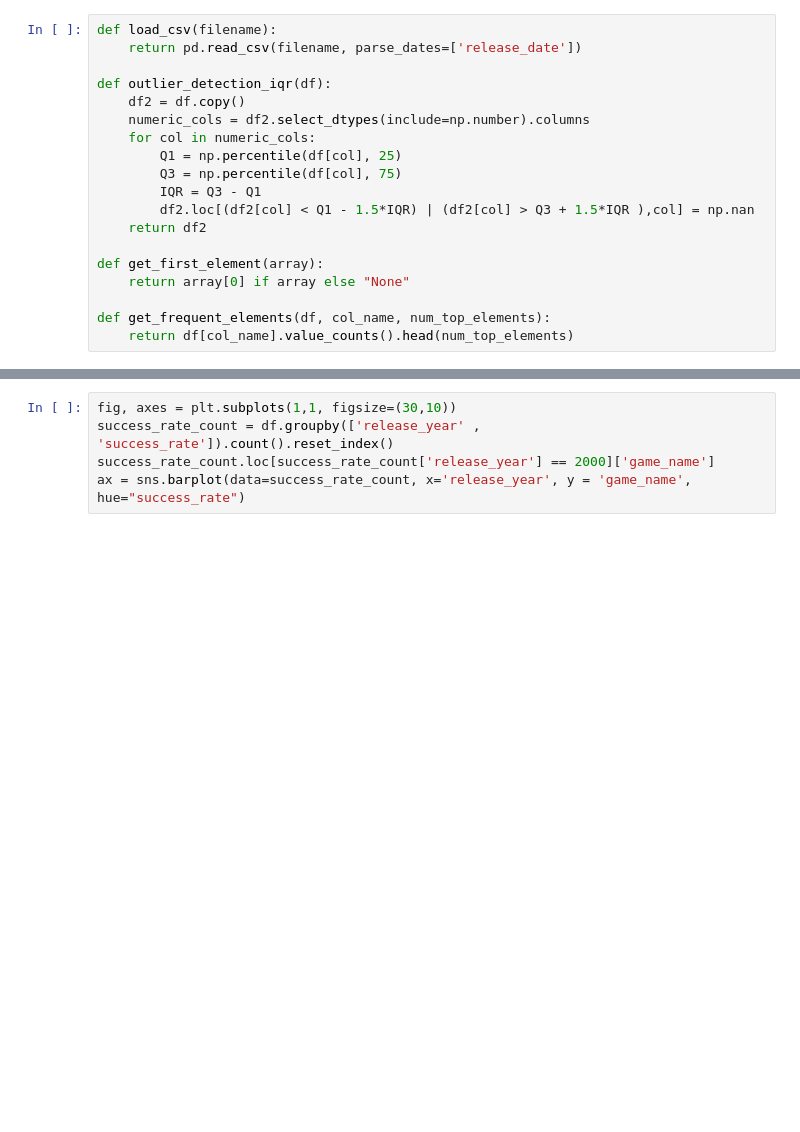
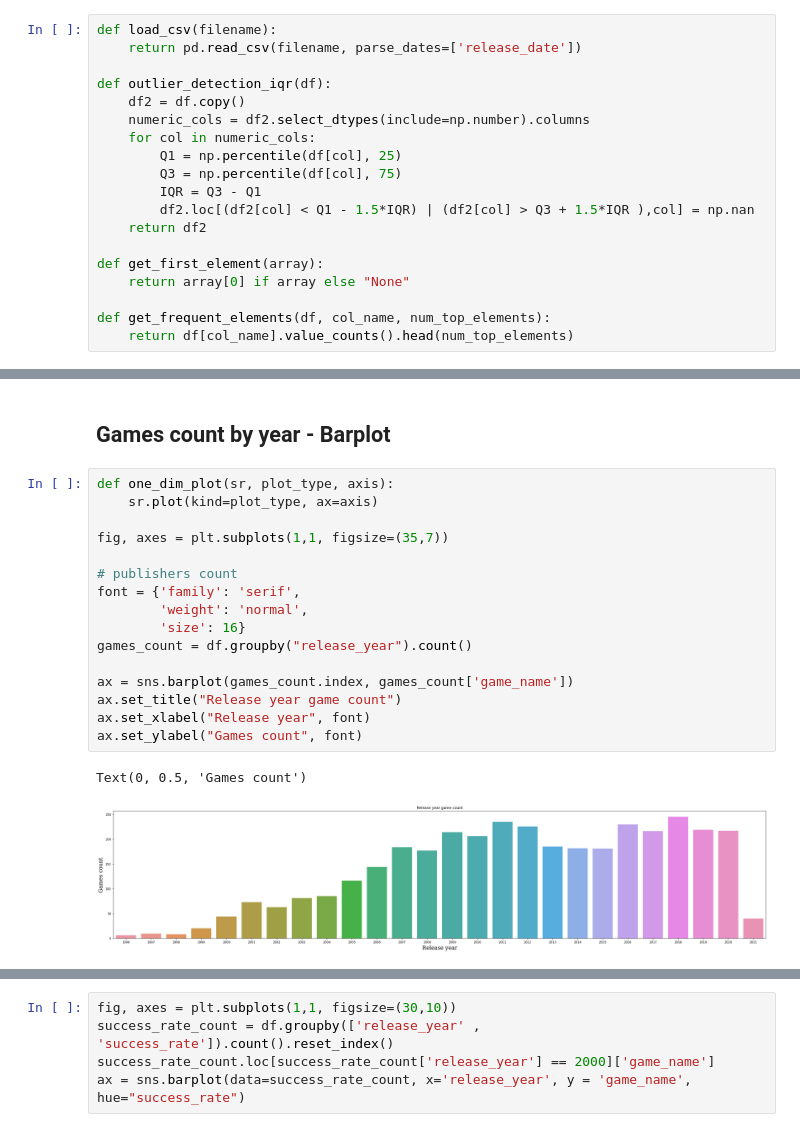
Before and after one commit to kokolight/MetacriticProject, a Jupyter notebook: DataScienceProject.ipynb, the cells around one changed output, grey strips where cells are left out. Cells and saved outputs as stored; diff of their text form; blank space fills up the shorter version.

```diff
--- a/DataScienceProject.ipynb
+++ b/DataScienceProject.ipynb
@@ -477,3 +483,24 @@ Text(0, 0.5, 'Userscore')
+# %% [markdown]
+## Games count by year - Barplot
+# %%
+def one_dim_plot(sr, plot_type, axis):
+    sr.plot(kind=plot_type, ax=axis)
+
+fig, axes = plt.subplots(1,1, figsize=(35,7))
+
+# publishers count
+font = {'family': 'serif',
+        'weight': 'normal',
+        'size': 16}
+games_count = df.groupby("release_year").count()
+
+ax = sns.barplot(games_count.index, games_count['game_name'])
+ax.set_title("Release year game count")
+ax.set_xlabel("Release year", font)
+ax.set_ylabel("Games count", font)
+# %% [output]
+Text(0, 0.5, 'Games count')
+[figure, added]
 # %%
 # years = get_frequent_elements(df, 'release_year', 10)
 fig, axes = plt.subplots(1,1, figsize=(20,10))
```
Also changed, not shown: parts of 43 cells of this notebook.
